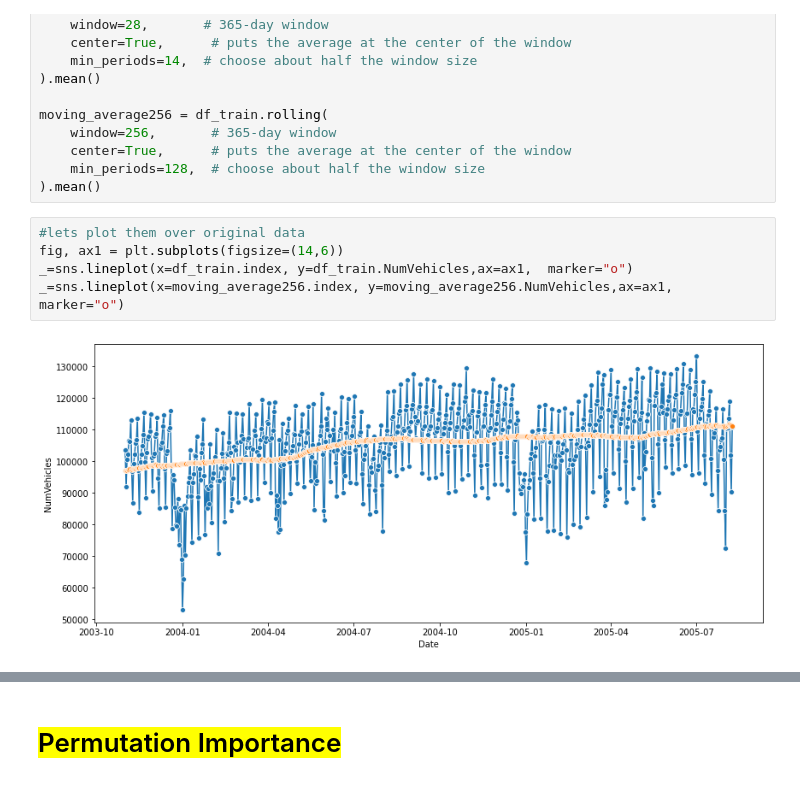
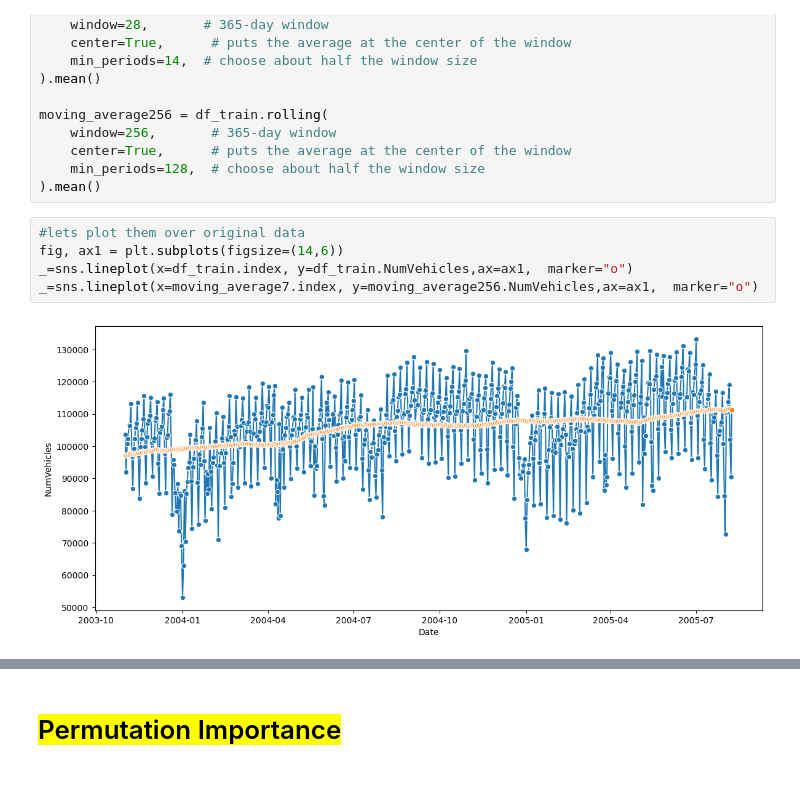
Before and after one commit to CNUClasses/DATA301_CODE, a Jupyter notebook: week_12/12_3_trend_catboost.ipynb, the cells around one changed output, grey strips where cells are left out. Saved outputs shown, nothing was run; the diff lists cells and outputs as text.

```diff
--- a/week_12/12_3_trend_catboost.ipynb
+++ b/week_12/12_3_trend_catboost.ipynb
@@ -73,8 +100,8 @@ moving_average256 = df_train.rolling(
 # %%
 #lets plot them over original data
 fig, ax1 = plt.subplots(figsize=(14,6))
 _=sns.lineplot(x=df_train.index, y=df_train.NumVehicles,ax=ax1,  marker="o")
-_=sns.lineplot(x=moving_average256.index, y=moving_average256.NumVehicles,ax=ax1,  marker="o")
+_=sns.lineplot(x=moving_average7.index, y=moving_average256.NumVehicles,ax=ax1,  marker="o")
 # %% [output]
-[figure, old version]
+[figure, new version]
 # %% [markdown]
```
Also changed, not shown: parts of 32 cells of this notebook.
